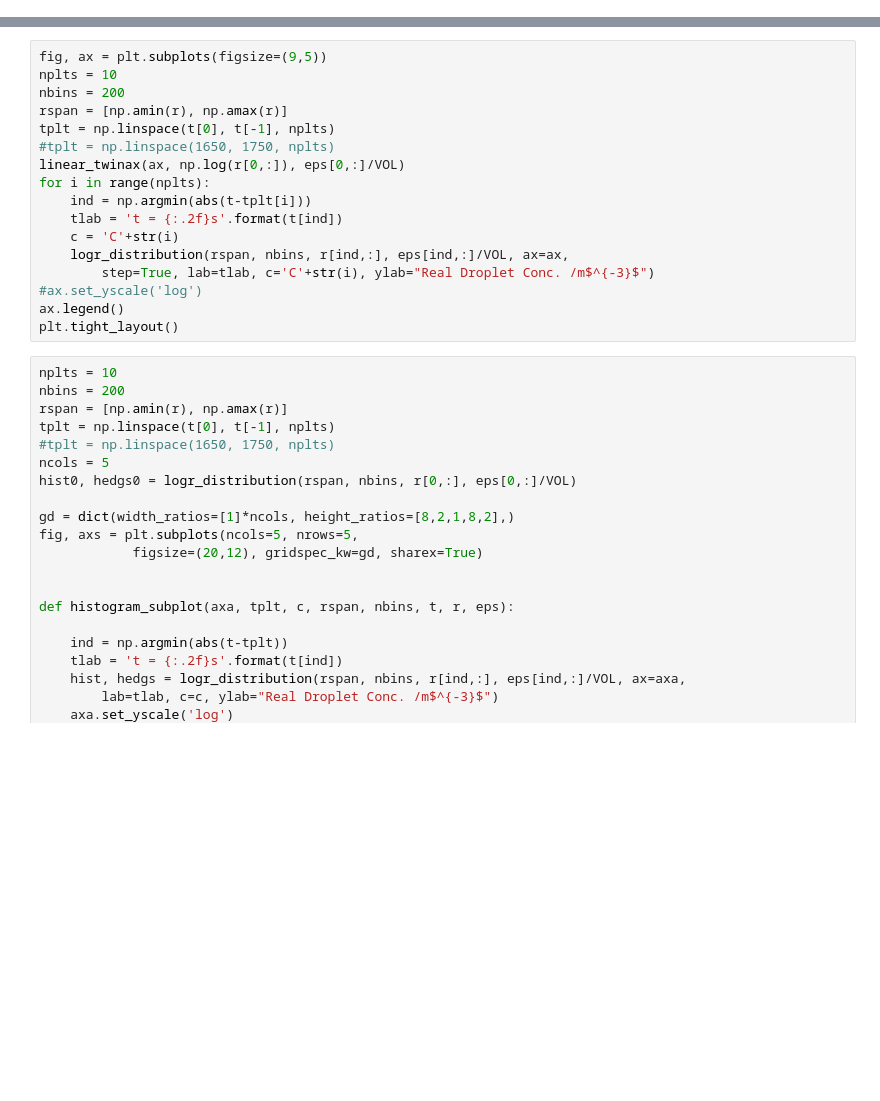
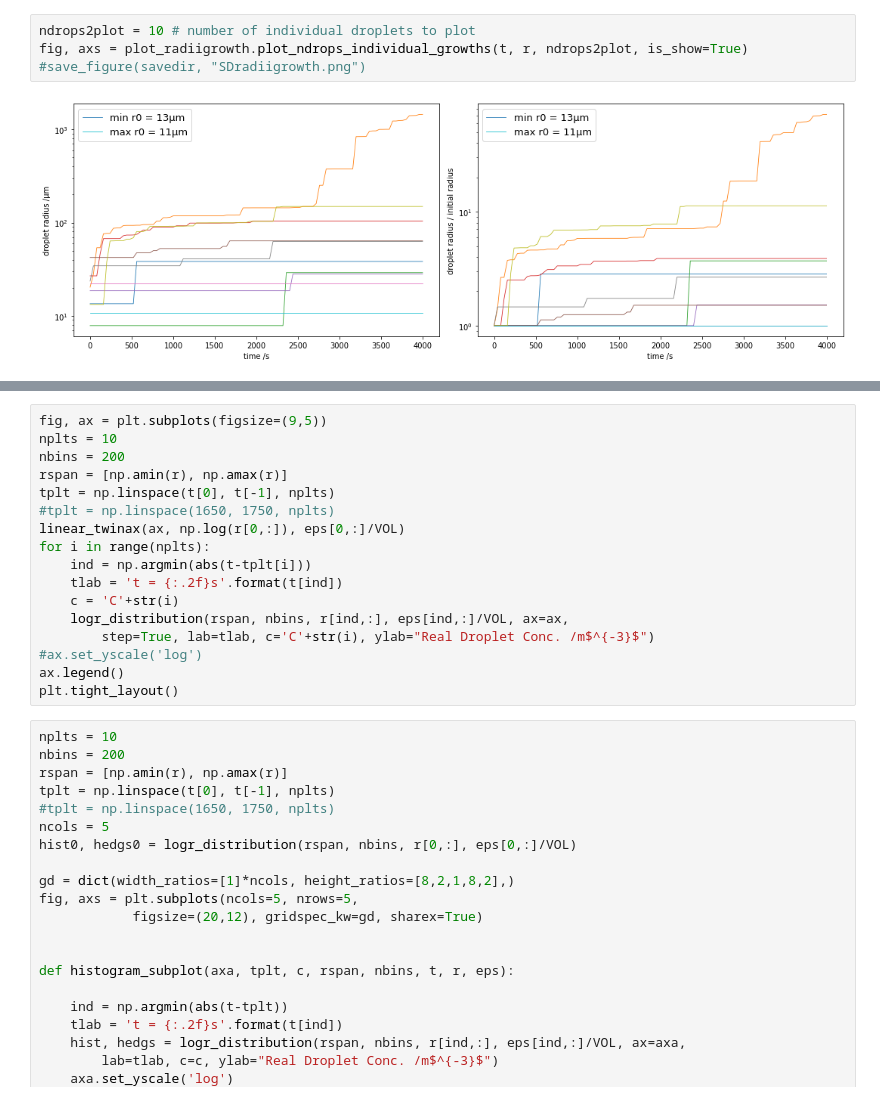
Before and after one commit to yoctoyotta1024/clara-bayley-superdroplets, a Jupyter notebook: version2/pythonmodule4v2/plot_csv.ipynb, the cells around one changed output, grey strips where cells are left out. Drawn from its saved outputs; the diff is of its cells as text; blank space fills up the shorter version.

```diff
--- a/version2/pythonmodule4v2/plot_csv.ipynb
+++ b/version2/pythonmodule4v2/plot_csv.ipynb
@@ -194,3 +86,9 @@ plt.show()
+# %%
+ndrops2plot = 10 # number of individual droplets to plot
+fig, axs = plot_radiigrowth.plot_ndrops_individual_growths(t, r, ndrops2plot, is_show=True)
+#save_figure(savedir, "SDradiigrowth.png")
+# %% [output]
+[figure, added]
 # %%
 lim1 = 0#basei-10
 lim2 = -1#np.argmin(abs(z-cloud_base-400))
```
Also changed, not shown: parts of 13 cells of this notebook, 10 other files.
